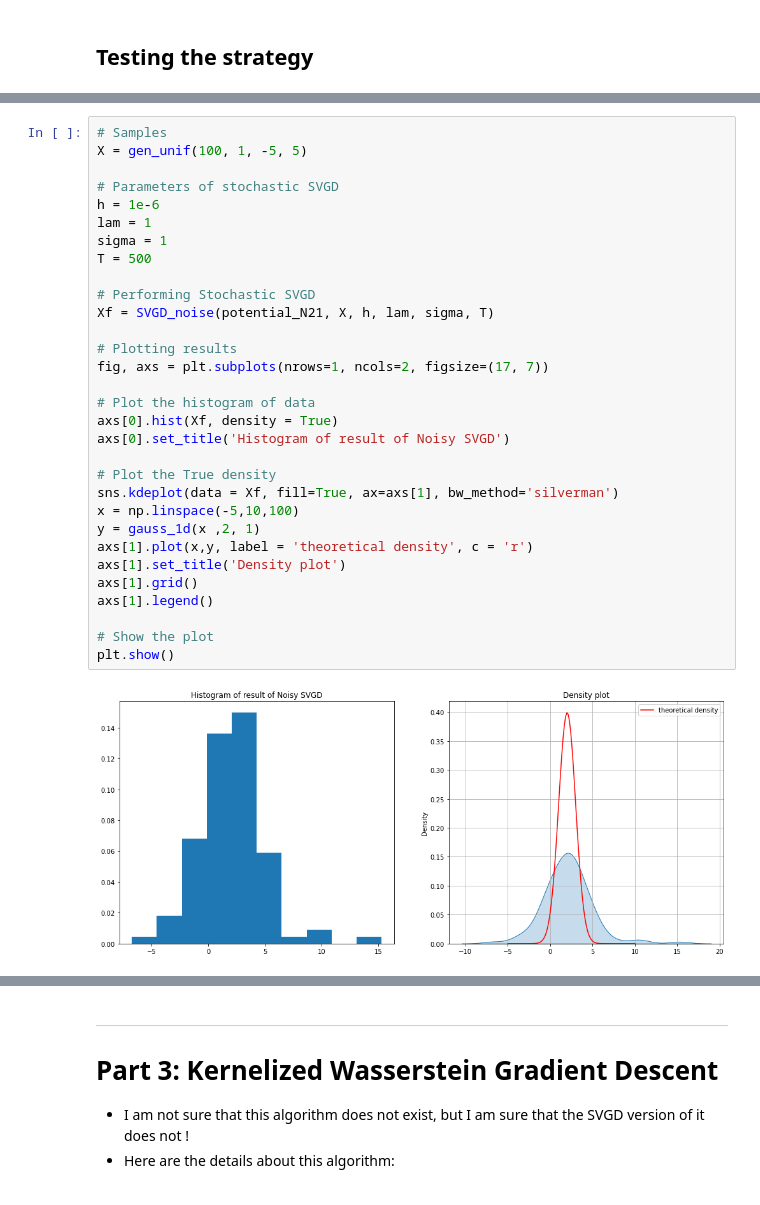
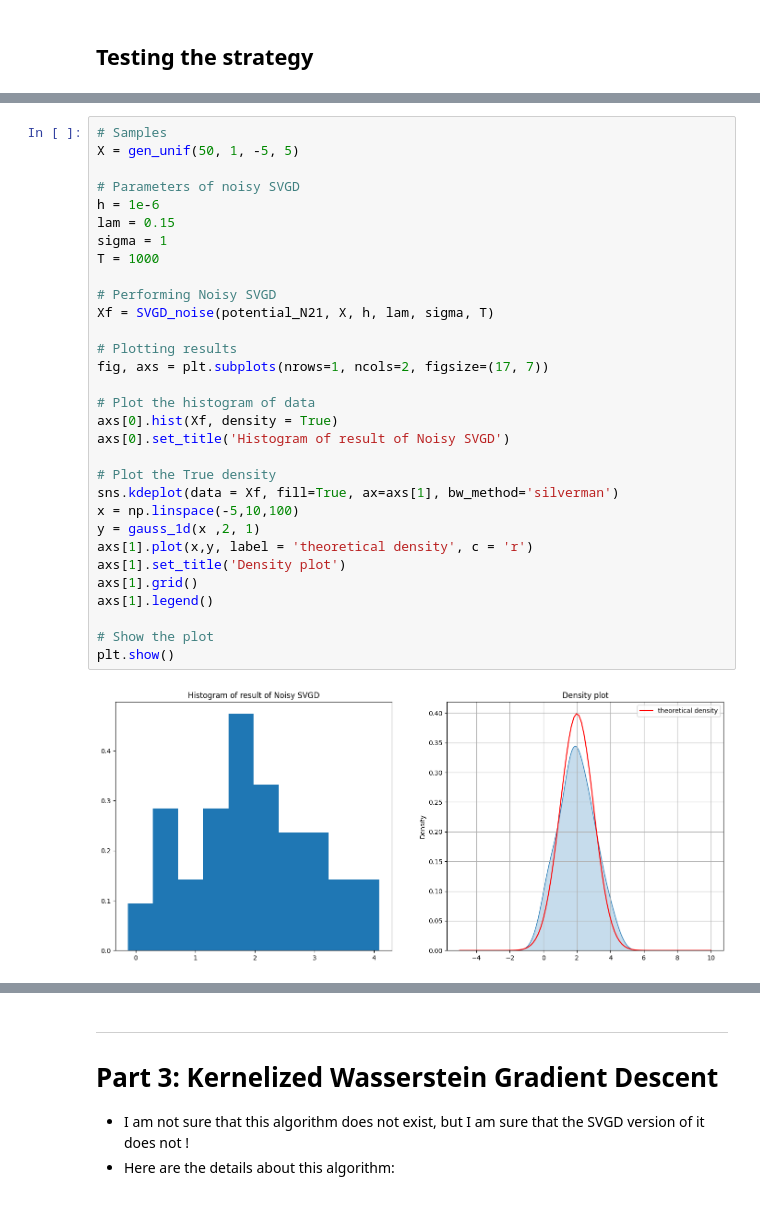
Before and after one commit to elfirdoussilab1/SVGD, a Jupyter notebook: New algorithms.ipynb, the cells around one changed output, grey strips where cells are left out. Saved outputs shown, nothing was run; the diff lists cells and outputs as text.

```diff
--- a/New algorithms.ipynb
+++ b/New algorithms.ipynb
@@ -90,34 +116,34 @@ Just like ordinary SVGD $$ \mathcal{O}(N^2 T)$$
 ## Testing
 # %%
 # Samples
-X = gen_unif(100, 1, -5, 5)
+X = gen_unif(50, 1, -5, 5)
 
-# Parameters of stochastic SVGD
+# Parameters of noisy SVGD
 h = 1e-6
-lam = 1
+lam = 0.15
 sigma = 1
-T = 500
+T = 1000
 
-# Performing Stochastic SVGD
+# Performing Noisy SVGD
 Xf = SVGD_noise(potential_N21, X, h, lam, sigma, T)
 
 # Plotting results
 fig, axs = plt.subplots(nrows=1, ncols=2, figsize=(17, 7))
 
 # Plot the histogram of data
 axs[0].hist(Xf, density = True)
 axs[0].set_title('Histogram of result of Noisy SVGD')
 
 # Plot the True density
 sns.kdeplot(data = Xf, fill=True, ax=axs[1], bw_method='silverman')
 x = np.linspace(-5,10,100)
 y = gauss_1d(x ,2, 1)
 axs[1].plot(x,y, label = 'theoretical density', c = 'r')
 axs[1].set_title('Density plot')
 axs[1].grid()
 axs[1].legend()
 
 # Show the plot
 plt.show()
 # %% [output]
-[figure, old version]
+[figure, new version]
```
Also changed, not shown: parts of 9 cells of this notebook, 2 other files.
